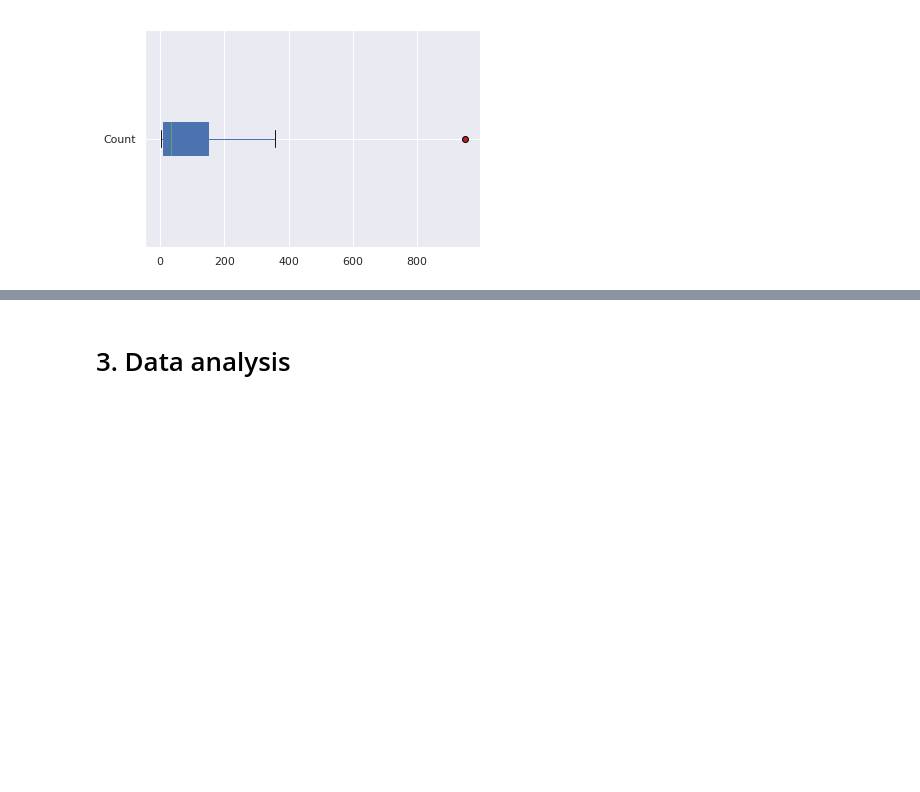
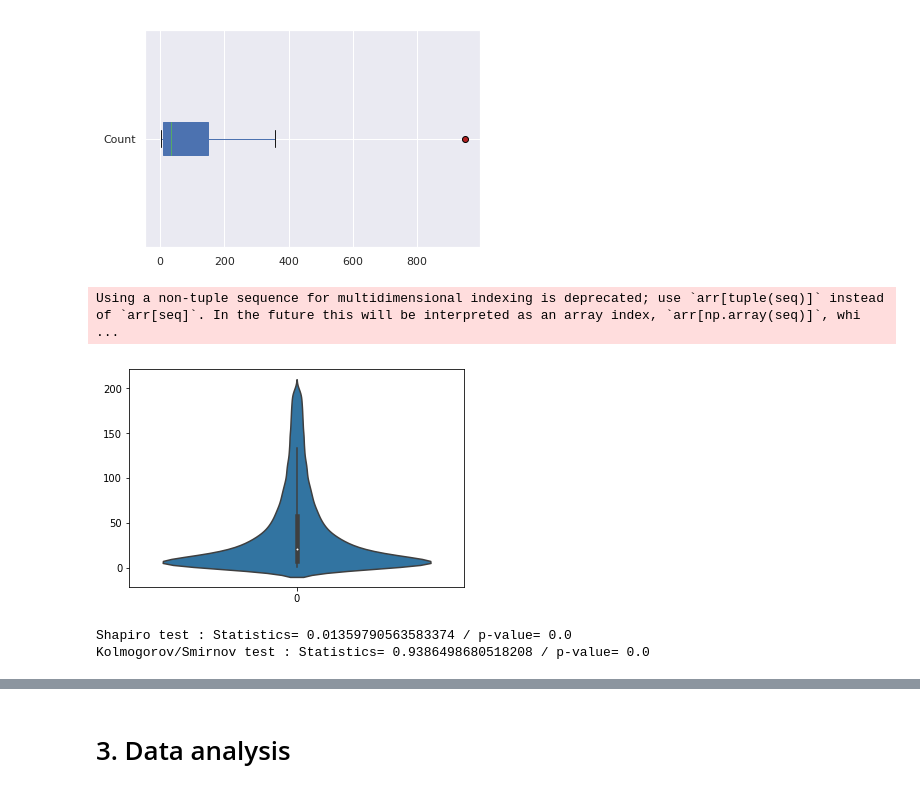
Before and after one commit to dataforcast/OC_Datascientist, a Jupyter notebook: P6/P6_DataAnalysis.ipynb, the cells around one changed output, grey strips where cells are left out. Cells and saved outputs as stored; diff of their text form; code cells hidden in the pictures; blank space fills up the shorter version.

```diff
--- a/P6/P6_DataAnalysis.ipynb
+++ b/P6/P6_DataAnalysis.ipynb
@@ -77,3 +77,27 @@ dtype: int64
 Variance: 311074324.89710766
 Ecart:17637.299251787605
 [figure]
+# %%
+import matplotlib.pyplot as plt
+import seaborn as sns
+
+ax = sns.violinplot( data=df_sof_tags[df_sof_tags.Count<200].Count)
+# %% [output]
+Using a non-tuple sequence for multidimensional indexing is deprecated; use `arr[tuple(seq)]` instead of `arr[seq]`. In the future this will be interpreted as an array index, `arr[np.array(seq)]`, whi ...
+[figure, added]
+# %%
+# Chapiro/Wilk test
+x = df_sof_tags['Count']
+
+shapiro_results = scipy.stats.shapiro(x[:4000])
+print("Shapiro test : Statistics= {} / p-value= {}".format(shapiro_results[0],shapiro_results[1] ))
+
+
+ks_results = scipy.stats.kstest(x, cdf='norm')
+print("Kolmogorov/Smirnov test : Statistics= {} / p-value= {}".format(ks_results[0],ks_results[1] ))
+
+
+# P-value is read as 0.0 (meaning it is "practically" 0 given the decimal accuracy of the test) then we have strong evidence to not reject the null-hypothesis
+# %% [output]
+Shapiro test : Statistics= 0.01359790563583374 / p-value= 0.0
+Kolmogorov/Smirnov test : Statistics= 0.9386498680518208 / p-value= 0.0
```
Also changed, not shown: parts of 1 cell of this notebook, 4 other files.
